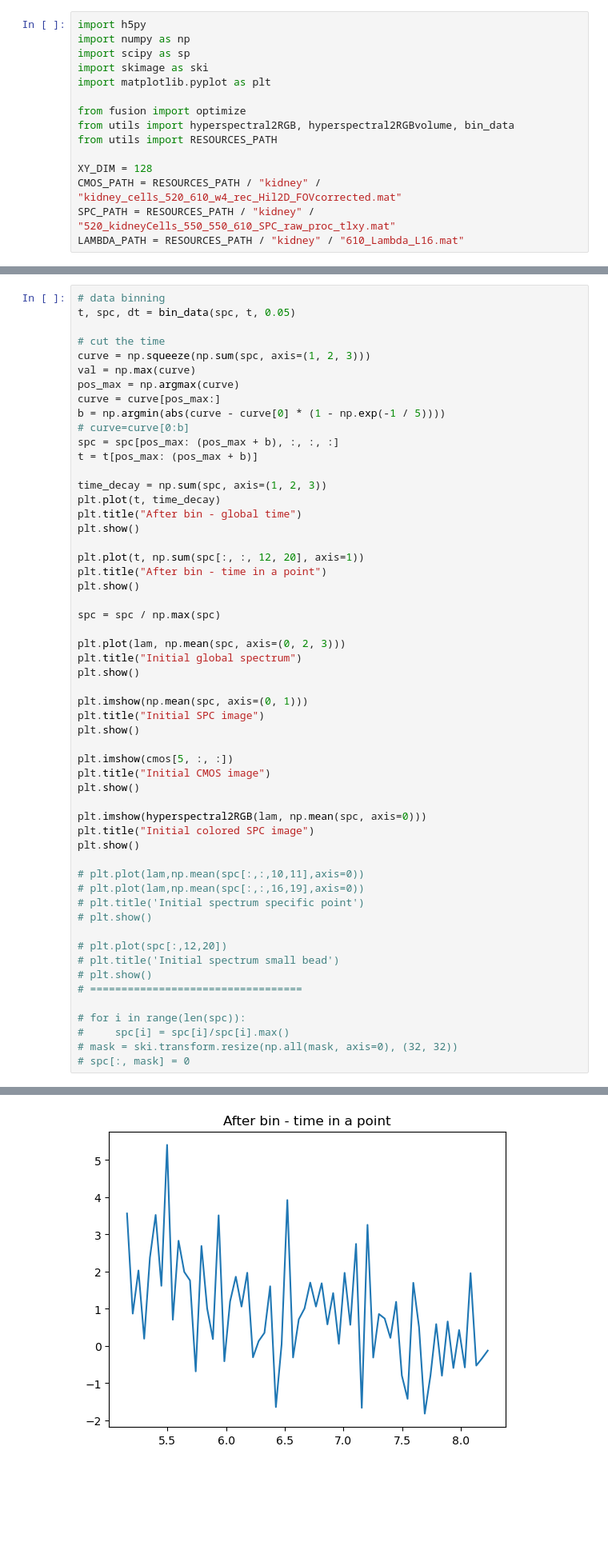
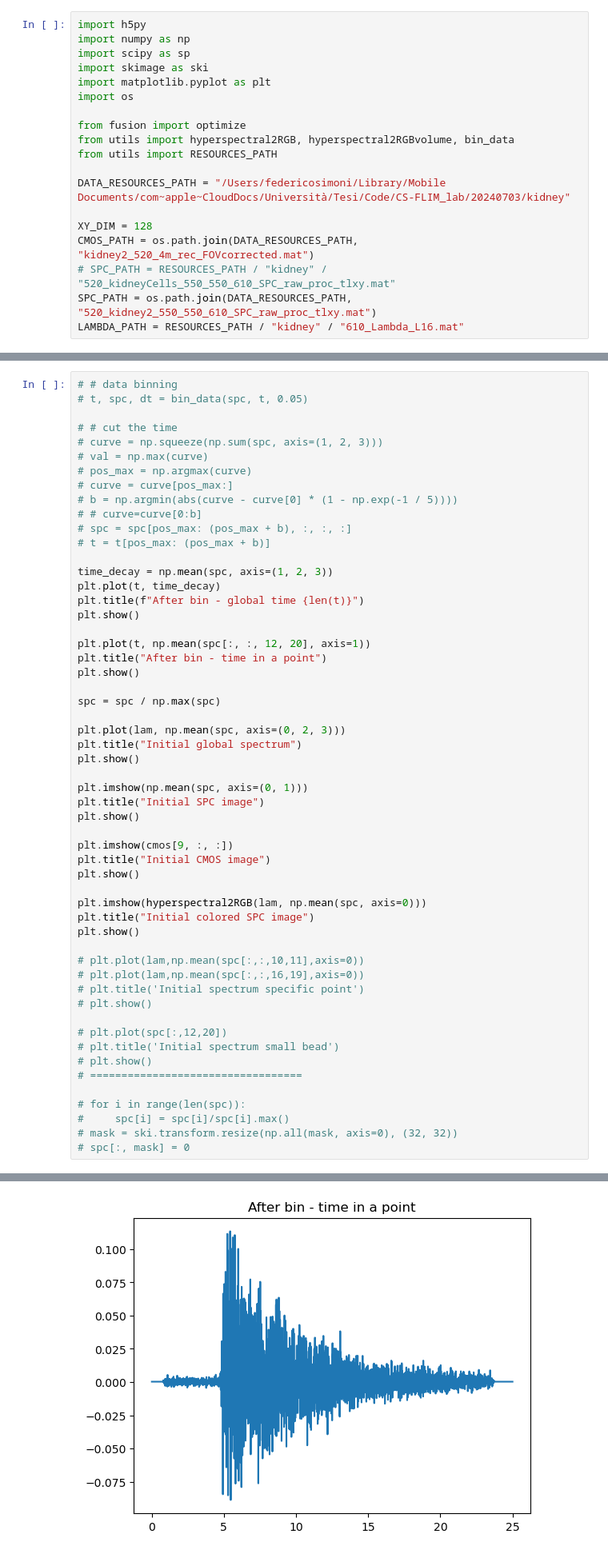
Before and after one commit to FluoLab/datafusion, a Jupyter notebook: analysis.ipynb, the cells around one changed output, grey strips where cells are left out. Shown at 80% size. Cells and saved outputs as stored; diff of their text form; blank space fills up the shorter version.

```diff
--- a/analysis.ipynb
+++ b/analysis.ipynb
@@ -6,14 +6,18 @@ import numpy as np
 import scipy as sp
 import skimage as ski
 import matplotlib.pyplot as plt
+import os
 
 from fusion import optimize
 from utils import hyperspectral2RGB, hyperspectral2RGBvolume, bin_data
 from utils import RESOURCES_PATH
 
+DATA_RESOURCES_PATH = "/Users/federicosimoni/Library/Mobile Documents/com~apple~CloudDocs/Università/Tesi/Code/CS-FLIM_lab/20240703/kidney"
+
 XY_DIM = 128
-CMOS_PATH = RESOURCES_PATH / "kidney" / "kidney_cells_520_610_w4_rec_Hil2D_FOVcorrected.mat"
-SPC_PATH = RESOURCES_PATH / "kidney" / "520_kidneyCells_550_550_610_SPC_raw_proc_tlxy.mat"
+CMOS_PATH = os.path.join(DATA_RESOURCES_PATH, "kidney2_520_4m_rec_FOVcorrected.mat")
+# SPC_PATH = RESOURCES_PATH / "kidney" / "520_kidneyCells_550_550_610_SPC_raw_proc_tlxy.mat"
+SPC_PATH = os.path.join(DATA_RESOURCES_PATH, "520_kidney2_550_550_610_SPC_raw_proc_tlxy.mat")
 LAMBDA_PATH = RESOURCES_PATH / "kidney" / "610_Lambda_L16.mat"
 # %% [markdown]
 ## Data loading
@@ -52,23 +54,23 @@ plt.show()
 # %%
-# data binning
-t, spc, dt = bin_data(spc, t, 0.05)
+# # data binning
+# t, spc, dt = bin_data(spc, t, 0.05)
 
-# cut the time
-curve = np.squeeze(np.sum(spc, axis=(1, 2, 3)))
-val = np.max(curve)
-pos_max = np.argmax(curve)
-curve = curve[pos_max:]
-b = np.argmin(abs(curve - curve[0] * (1 - np.exp(-1 / 5))))
-# curve=curve[0:b]
-spc = spc[pos_max: (pos_max + b), :, :, :]
-t = t[pos_max: (pos_max + b)]
+# # cut the time
+# curve = np.squeeze(np.sum(spc, axis=(1, 2, 3)))
+# val = np.max(curve)
+# pos_max = np.argmax(curve)
+# curve = curve[pos_max:]
+# b = np.argmin(abs(curve - curve[0] * (1 - np.exp(-1 / 5))))
+# # curve=curve[0:b]
+# spc = spc[pos_max: (pos_max + b), :, :, :]
+# t = t[pos_max: (pos_max + b)]
 
-time_decay = np.sum(spc, axis=(1, 2, 3))
+time_decay = np.mean(spc, axis=(1, 2, 3))
 plt.plot(t, time_decay)
-plt.title("After bin - global time")
+plt.title(f"After bin - global time {len(t)}")
 plt.show()
 
-plt.plot(t, np.sum(spc[:, :, 12, 20], axis=1))
+plt.plot(t, np.mean(spc[:, :, 12, 20], axis=1))
 plt.title("After bin - time in a point")
 plt.show()
 
@@ -82,7 +84,7 @@ plt.imshow(np.mean(spc, axis=(0, 1)))
 plt.title("Initial SPC image")
 plt.show()
 
-plt.imshow(cmos[5, :, :])
+plt.imshow(cmos[9, :, :])
 plt.title("Initial CMOS image")
 plt.show()
 
@@ -109 +111 @@ plt.show()
-[figure, old version]
+[figure, new version]
```
Also changed, not shown: parts of 8 cells of this notebook, 8 other files.
